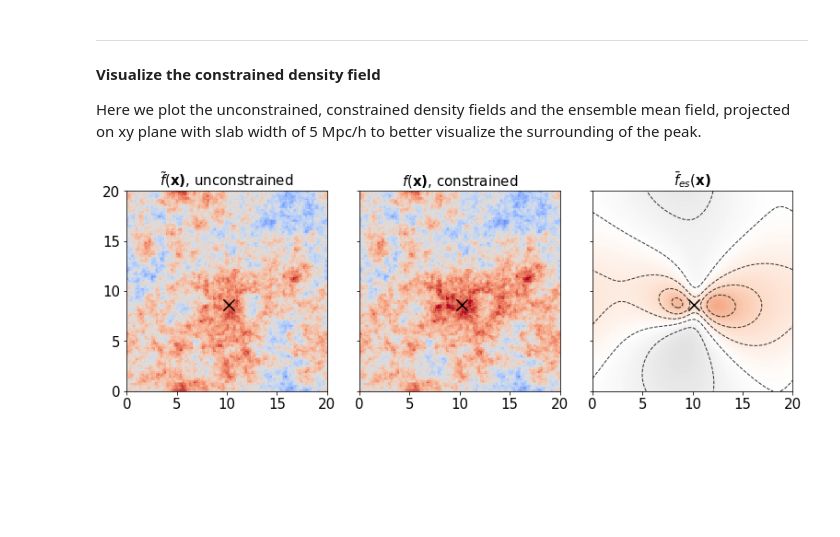
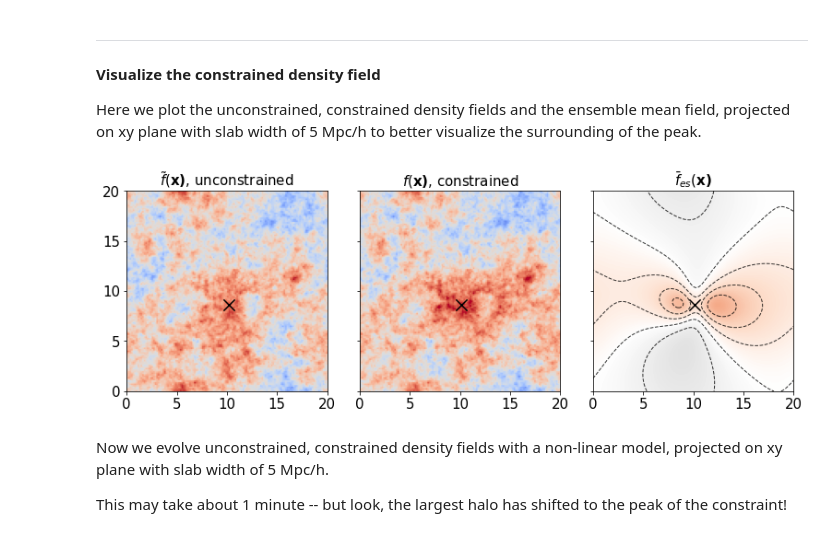
Before and after one commit to yueyingn/gaussianCR, a Jupyter notebook: docs/examples/Construct_constrained_realization.ipynb, the cells around one changed output. Saved outputs shown, nothing was run; the diff lists cells and outputs as text; code cells hidden in the pictures; blank space fills up the shorter version.

Commit message:
Add a few cells to show the nonlinear field

```diff
--- a/docs/examples/Construct_constrained_realization.ipynb
+++ b/docs/examples/Construct_constrained_realization.ipynb
@@ -176,15 +178,20 @@ Here we plot the unconstrained, constrained density fields and the ensemble mean
 # %%
 f, axes = plt.subplots(1,3,sharex=True,sharey = True,figsize=[13,4])
 f.subplots_adjust(hspace=0.15,wspace=0.15)
 cms = ['coolwarm','coolwarm','RdGy_r']
 titles = [r'$\tilde{f}(\bf{x})$, unconstrained',r'$f(\bf{x})$, constrained',r'$\bar{f}_{es} (\bf x)$']
 for i,dx in enumerate([dx_field,dx_constraint,dx_ensemble]):
     ax = axes.flat[i]
-    den_field = np.transpose(np.sum(dx[:,:,70:102],axis=-1)/32)
-    ax.imshow(den_field,cmap=cms[i],origin='lower',vmin=-10,vmax=10,extent=(0,Lbox,0,Lbox))
+    projection = np.transpose(np.mean(dx[:,:,70:102],axis=-1))
+    ax.imshow(projection,cmap=cms[i],origin='lower',vmin=-10,vmax=10,extent=(0,Lbox,0,Lbox))
     ax.scatter(xpk[0],xpk[1],s=150,marker='x',c='black')
     ax.set_title(titles[i],fontsize=15)
     if i==2:
-        ax.contour(den_field,colors='black',alpha=0.8,linewidths=1,linestyles='dashed',levels=5,extent=(0,Lbox,0,Lbox))
+        ax.contour(projection,colors='black',alpha=0.8,linewidths=1,linestyles='dashed',levels=5,extent=(0,Lbox,0,Lbox))
 # %% [output]
-[figure, old version]
+[figure, new version]
+# %% [markdown]
+Now we evolve unconstrained, constrained density fields with a non-linear model, projected on xy plane with slab width of 5 Mpc/h.
+
+
+This may take about 1 minute -- but look, the largest halo has shifted to the peak of the constraint!
```
Also changed, not shown: parts of 4 cells of this notebook.
